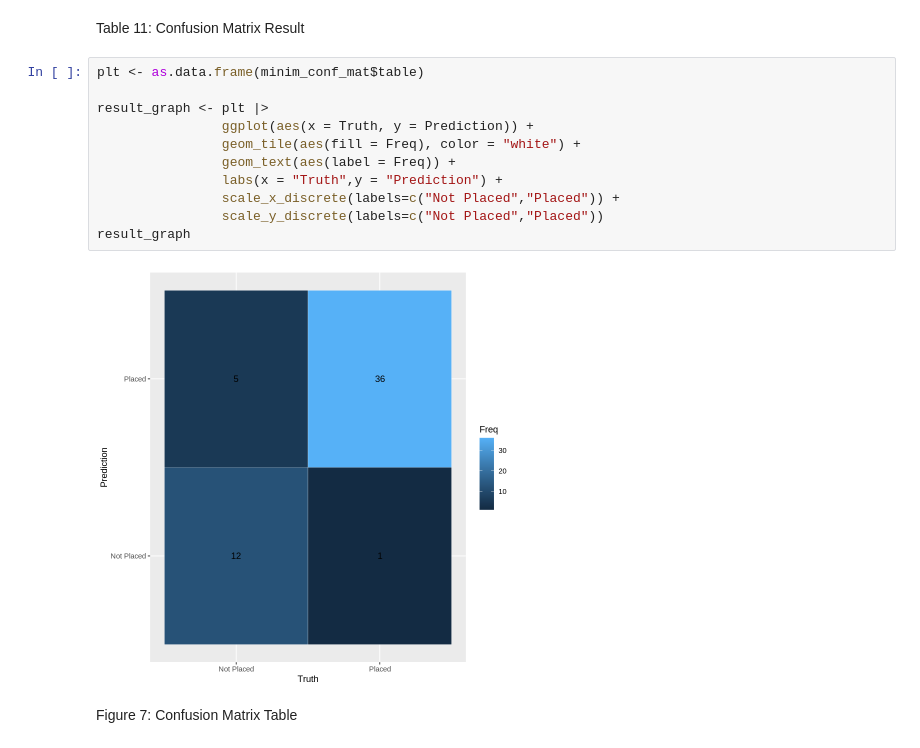
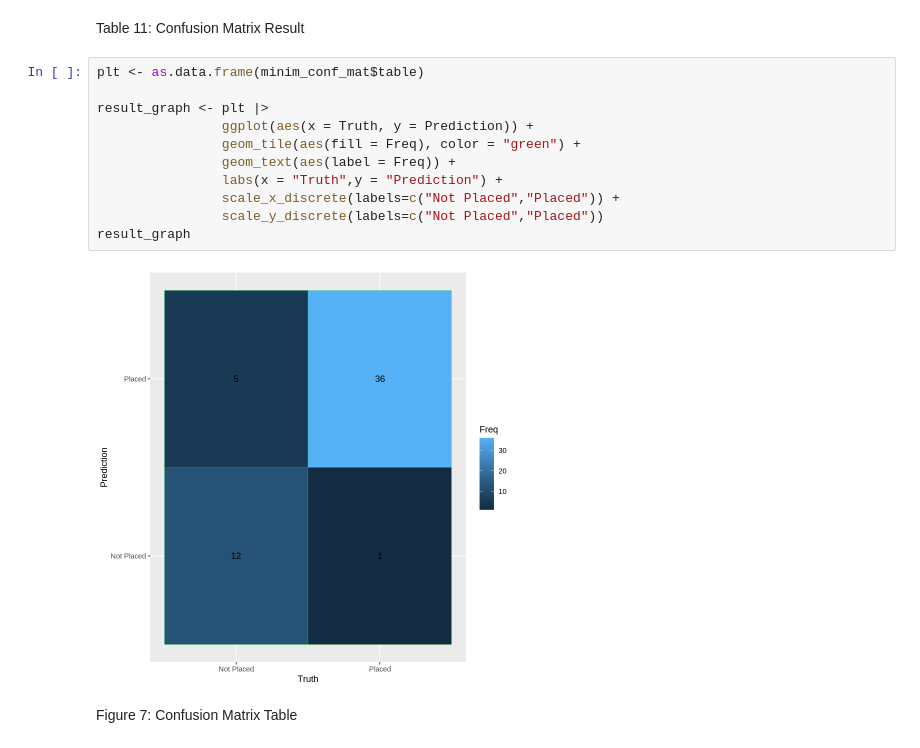
Before and after one commit to Chuewy/DSCI100-27, a Jupyter notebook: Project Report.ipynb, the cells around one changed output. Drawn from its saved outputs; the diff is of its cells as text.

```diff
--- a/Project Report.ipynb
+++ b/Project Report.ipynb
@@ -556,16 +556,16 @@ Table 11: Confusion Matrix Result
 # %%
 plt <- as.data.frame(minim_conf_mat$table)
 
 result_graph <- plt |>
                 ggplot(aes(x = Truth, y = Prediction)) +
-                geom_tile(aes(fill = Freq), color = "white") +
+                geom_tile(aes(fill = Freq), color = "green") +
                 geom_text(aes(label = Freq)) +
                 labs(x = "Truth",y = "Prediction") +
                 scale_x_discrete(labels=c("Not Placed","Placed")) +
                 scale_y_discrete(labels=c("Not Placed","Placed"))
 result_graph
 # %% [output]
-[figure, old version]
+[figure, new version]
 # %% [markdown]
 Figure 7: Confusion Matrix Table
 # %% [markdown]
```
